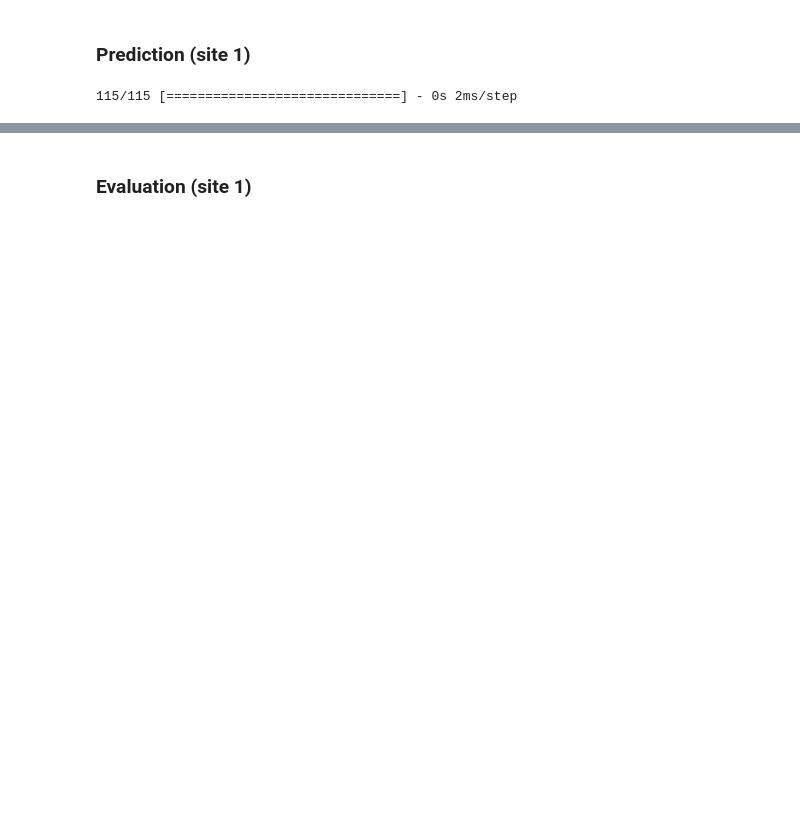
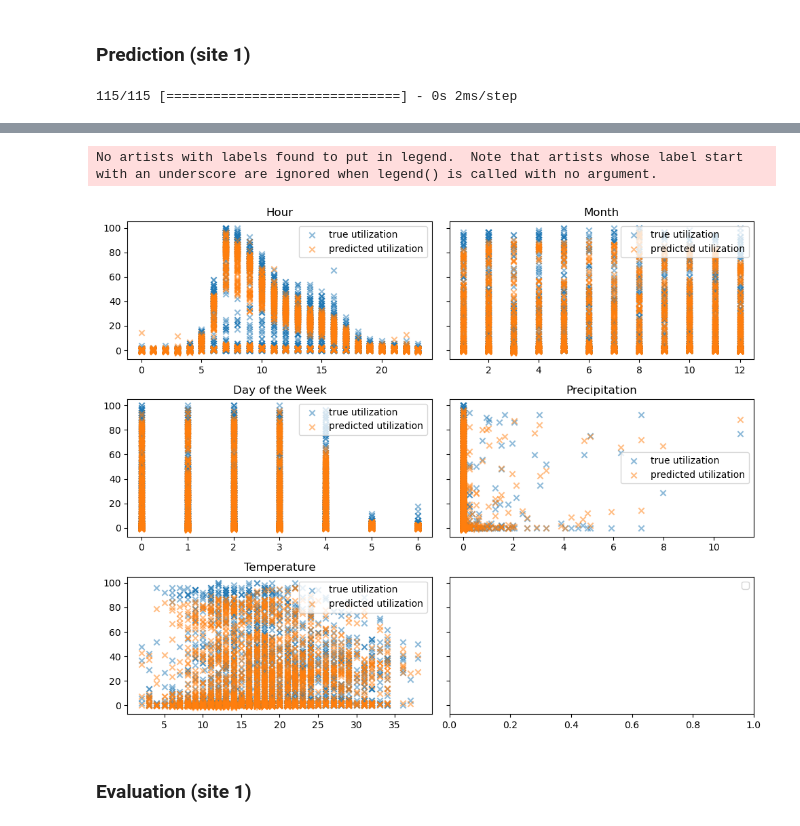
Before and after one commit to linusslange/AnalyticsAndApplications, a Jupyter notebook: UtilizationPredictionNeuralNetwort.ipynb, the cells around one changed output, grey strips where cells are left out. Saved outputs shown, nothing was run; the diff lists cells and outputs as text; code cells hidden in the pictures; blank space fills up the shorter version.

```diff
--- a/UtilizationPredictionNeuralNetwort.ipynb
+++ b/UtilizationPredictionNeuralNetwort.ipynb
@@ -133,3 +173,42 @@ y_pred_site1 = model_site1.predict(X_test_site1)
+# %%
+# subplots
+fig, axs = plt.subplots(3, 2, figsize=(10, 8), sharey=True)
+
+# "hour"
+axs[0, 0].scatter(X_test_site1_original['hour'], y_test_site1, label='true utilization', marker='x', alpha=0.5)
+axs[0, 0].scatter(X_test_site1_original['hour'], y_pred_site1, label='predicted utilization', marker='x', alpha=0.5)
+axs[0, 0].set_title('Hour')
+
+# "month"
+axs[0, 1].scatter(X_test_site1_original['month'], y_test_site1, label='true utilization', marker='x', alpha=0.5)
+axs[0, 1].scatter(X_test_site1_original['month'], y_pred_site1, label='predicted utilization', marker='x', alpha=0.5)
+axs[0, 1].set_title('Month')
+
+# "dayOfTheWeek"
+axs[1, 0].scatter(X_test_site1_original['dayOfTheWeek'], y_test_site1, label='true utilization', marker='x', alpha=0.5)
+axs[1, 0].scatter(X_test_site1_original['dayOfTheWeek'], y_pred_site1, label='predicted utilization', marker='x', alpha=0.5)
+axs[1, 0].set_title('Day of the Week')
+
+# "precipitation"
+axs[1, 1].scatter(X_test_site1_original['precipitation'], y_test_site1, label='true utilization', marker='x', alpha=0.5)
+axs[1, 1].scatter(X_test_site1_original['precipitation'], y_pred_site1, label='predicted utilization', marker='x', alpha=0.5)
+axs[1, 1].set_title('Precipitation')
+
+# "temperature"
+axs[2, 0].scatter(X_test_site1_original['temperature'], y_test_site1, label='true utilization', marker='x', alpha=0.5)
+axs[2, 0].scatter(X_test_site1_original['temperature'], y_pred_site1, label='predicted utilization', marker='x', alpha=0.5)
+axs[2, 0].set_title('Temperature')
+
+# legend
+for ax in axs.flat:
+    ax.legend()
+
+# layout
+plt.tight_layout()
+plt.show()
+# %% [output]
+No artists with labels found to put in legend.  Note that artists whose label start with an underscore are ignored when legend() is called with no argument.
+[figure, added]
 # %% [markdown]
 ### Evaluation (site 1)
 # %%
```
Also changed, not shown: parts of 6 cells of this notebook, 1 other file.
